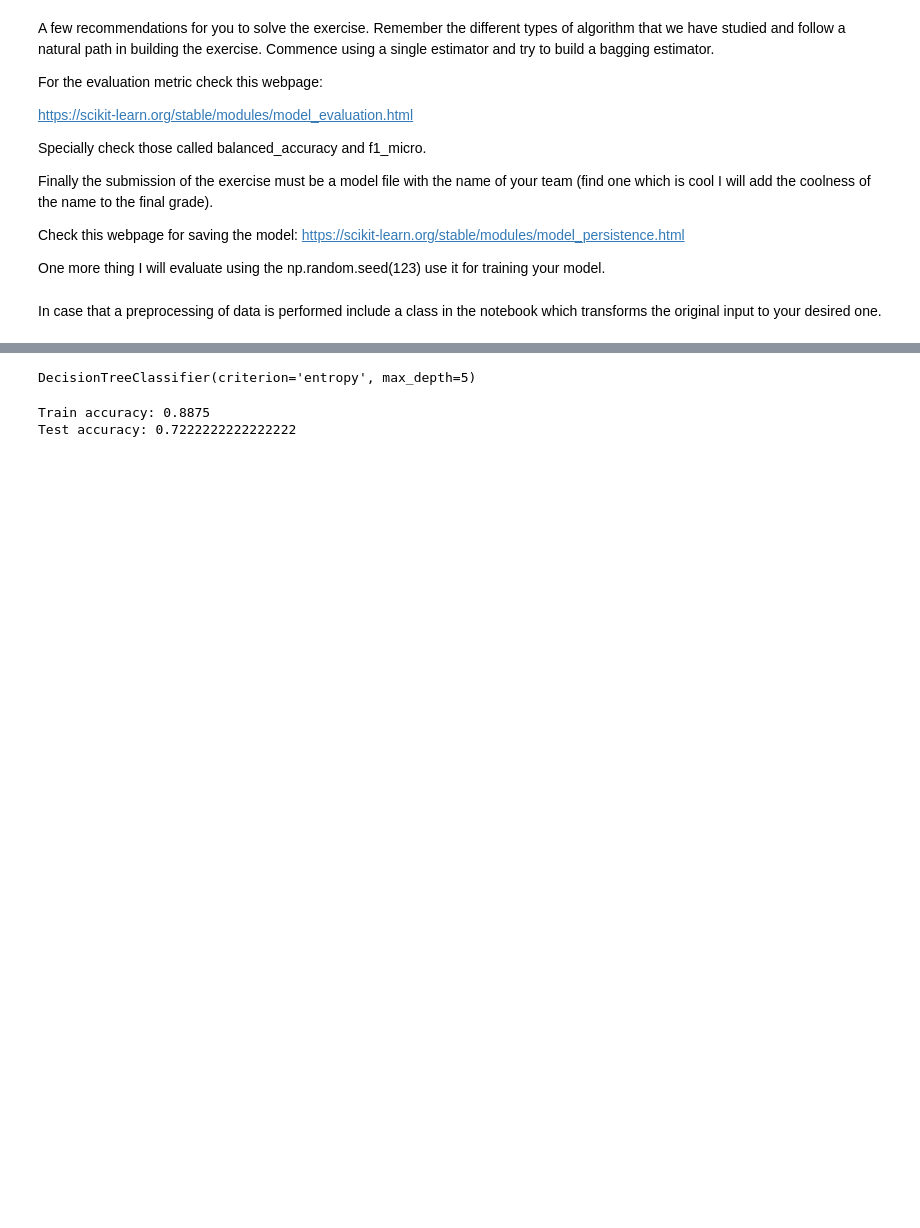
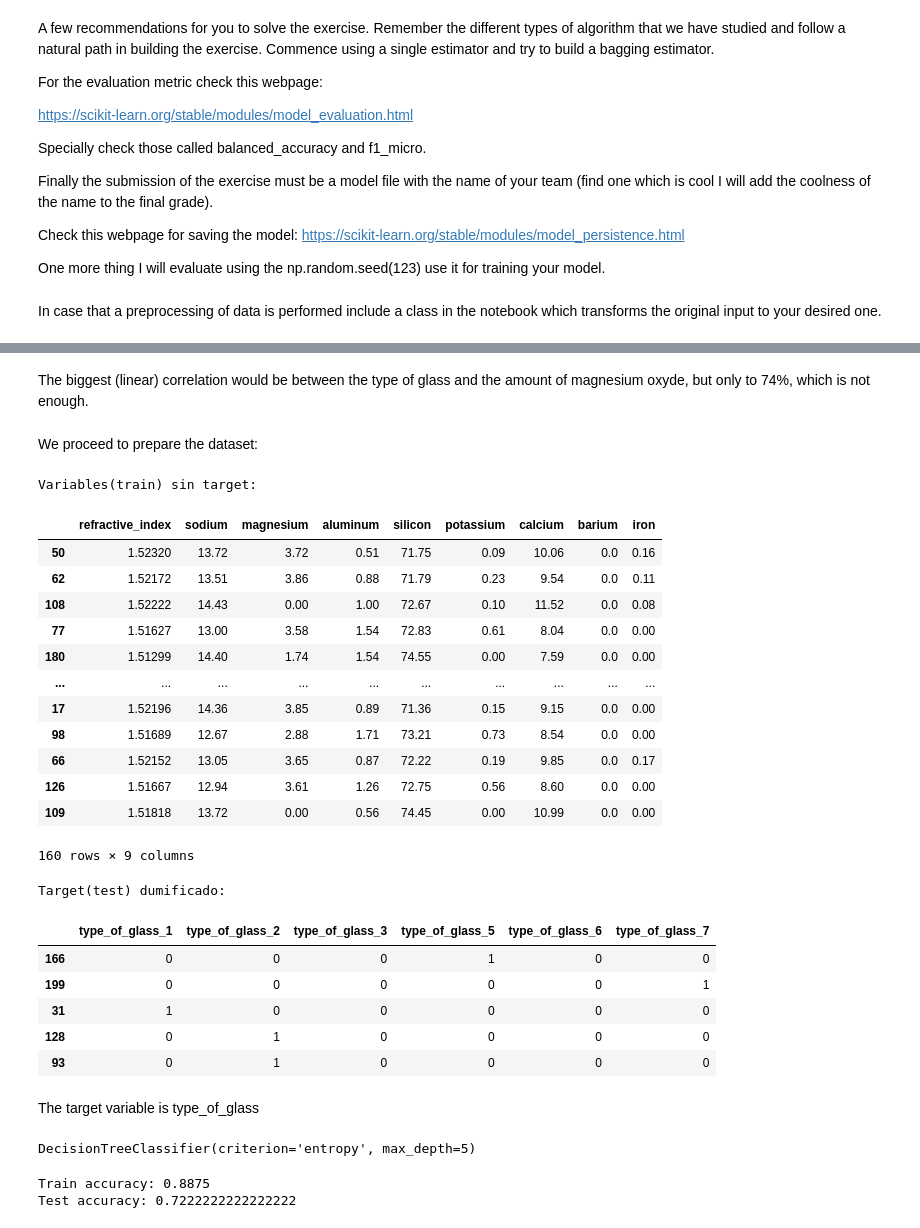
Before and after one commit to SerSanC/Master-Degree-Artificial-Inteligent, a Jupyter notebook: Tarea 3/Hunger_games.ipynb, the cells around one changed output, grey strips where cells are left out. Saved outputs shown, nothing was run; the diff lists cells and outputs as text; code cells hidden in the pictures; blank space fills up the shorter version.

```diff
--- a/Tarea 3/Hunger_games.ipynb
+++ b/Tarea 3/Hunger_games.ipynb
@@ -96,0 +160,4 @@ np.random.seed(123)
+# %% [markdown]
+The biggest (linear) correlation would be between the type of glass and the amount of magnesium oxyde, but only to 74%, which is not enough.
+# %% [markdown]
+We proceed to prepare the dataset:
@@ -97,3 +167,32 @@ np.random.seed(123)
+# %%
+print('Variables(train) sin target:')
+display(X_train)
+print('Target(test) dumificado:')
+display(y_test.head())
+# %% [output]
+Variables(train) sin target:
+|  | refractive_index | sodium | magnesium | aluminum | silicon | potassium | calcium | barium | iron |
+| 50 | 1.52320 | 13.72 | 3.72 | 0.51 | 71.75 | 0.09 | 10.06 | 0.0 | 0.16 |
+| 62 | 1.52172 | 13.51 | 3.86 | 0.88 | 71.79 | 0.23 | 9.54 | 0.0 | 0.11 |
+| 108 | 1.52222 | 14.43 | 0.00 | 1.00 | 72.67 | 0.10 | 11.52 | 0.0 | 0.08 |
+| 77 | 1.51627 | 13.00 | 3.58 | 1.54 | 72.83 | 0.61 | 8.04 | 0.0 | 0.00 |
+| 180 | 1.51299 | 14.40 | 1.74 | 1.54 | 74.55 | 0.00 | 7.59 | 0.0 | 0.00 |
+| ... | ... | ... | ... | ... | ... | ... | ... | ... | ... |
+| 17 | 1.52196 | 14.36 | 3.85 | 0.89 | 71.36 | 0.15 | 9.15 | 0.0 | 0.00 |
+| 98 | 1.51689 | 12.67 | 2.88 | 1.71 | 73.21 | 0.73 | 8.54 | 0.0 | 0.00 |
+| 66 | 1.52152 | 13.05 | 3.65 | 0.87 | 72.22 | 0.19 | 9.85 | 0.0 | 0.17 |
+| 126 | 1.51667 | 12.94 | 3.61 | 1.26 | 72.75 | 0.56 | 8.60 | 0.0 | 0.00 |
+| 109 | 1.51818 | 13.72 | 0.00 | 0.56 | 74.45 | 0.00 | 10.99 | 0.0 | 0.00 |
+160 rows × 9 columns
+Target(test) dumificado:
+|  | type_of_glass_1 | type_of_glass_2 | type_of_glass_3 | type_of_glass_5 | type_of_glass_6 | type_of_glass_7 |
+| 166 | 0 | 0 | 0 | 1 | 0 | 0 |
+| 199 | 0 | 0 | 0 | 0 | 0 | 1 |
+| 31 | 1 | 0 | 0 | 0 | 0 | 0 |
+| 128 | 0 | 1 | 0 | 0 | 0 | 0 |
+| 93 | 0 | 1 | 0 | 0 | 0 | 0 |
+# %% [markdown]
+The target variable is type_of_glass
 # %%
 model_tree = DecisionTreeClassifier(criterion="entropy",max_depth=5, min_samples_split=2)
 model_tree.fit(X_train, y_train)
```
Also changed, not shown: parts of 22 cells of this notebook.
